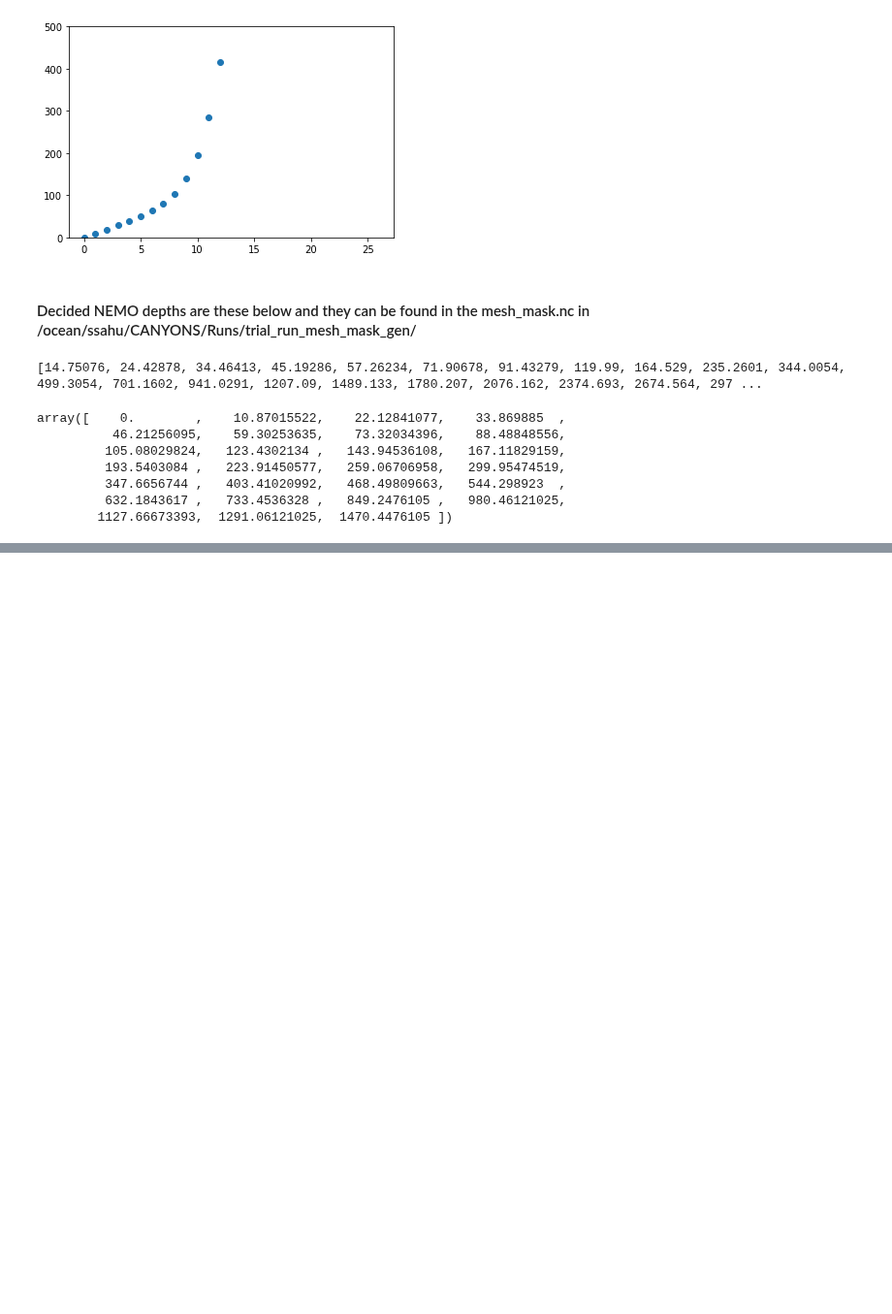
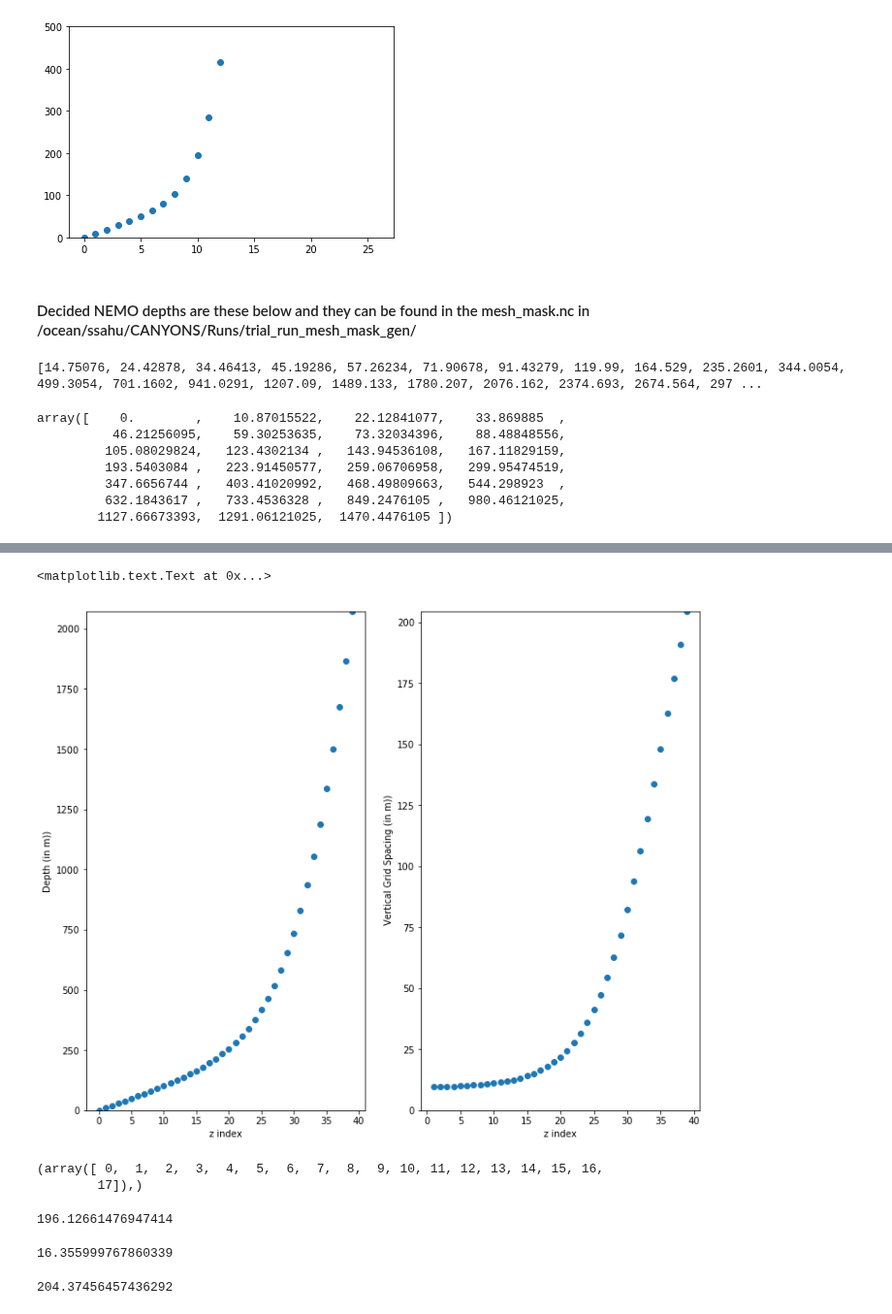
Before and after one commit to UBC-MOAD/wcvi, a Jupyter notebook: grid/NEMO_depth_parameters.ipynb, the cells around one changed output, grey strips where cells are left out. Shown at 97% size. Cells and saved outputs as stored; diff of their text form; code cells hidden in the pictures; blank space fills up the shorter version.

```diff
--- a/grid/NEMO_depth_parameters.ipynb
+++ b/grid/NEMO_depth_parameters.ipynb
@@ -87,0 +88,39 @@ plt.plot(ks, depths, 'o')
+# %%
+depths_diff = np.ediff1d(depths)
+
+fig1, (ax1, ax2) = plt.subplots(1,2,figsize=(12,10))
+
+ax1.set_ylim(np.min(depths),np.max(depths))
+ax2.set_ylim(0,np.max(depths_diff))
+
+q1 = ax1.plot(ks,depths,'o')
+ax1.set_ylabel("Depth (in m))")
+ax1.set_xlabel('z index')
+
+
+q2 = ax2.plot(ks[1:],depths_diff,'o')
+ax2.set_ylabel(" Vertical Grid Spacing (in m))")
+ax2.set_xlabel('z index')
+
+
+# plt.plot(ks[1:], depths_diff, 'o')
+# %% [output]
+<matplotlib.text.Text at 0x...>
+[figure, added]
+# %%
+np.where(depths<=200)
+# %% [output]
+(array([ 0,  1,  2,  3,  4,  5,  6,  7,  8,  9, 10, 11, 12, 13, 14, 15, 16,
+        17]),)
+# %%
+depths[17]
+# %% [output]
+196.12661476947414
+# %%
+depths_diff[16]
+# %% [output]
+16.355999767860339
+# %%
+np.max(depths_diff)
+# %% [output]
+204.37456457436292
```
Also changed, not shown: parts of 1 cell of this notebook.
